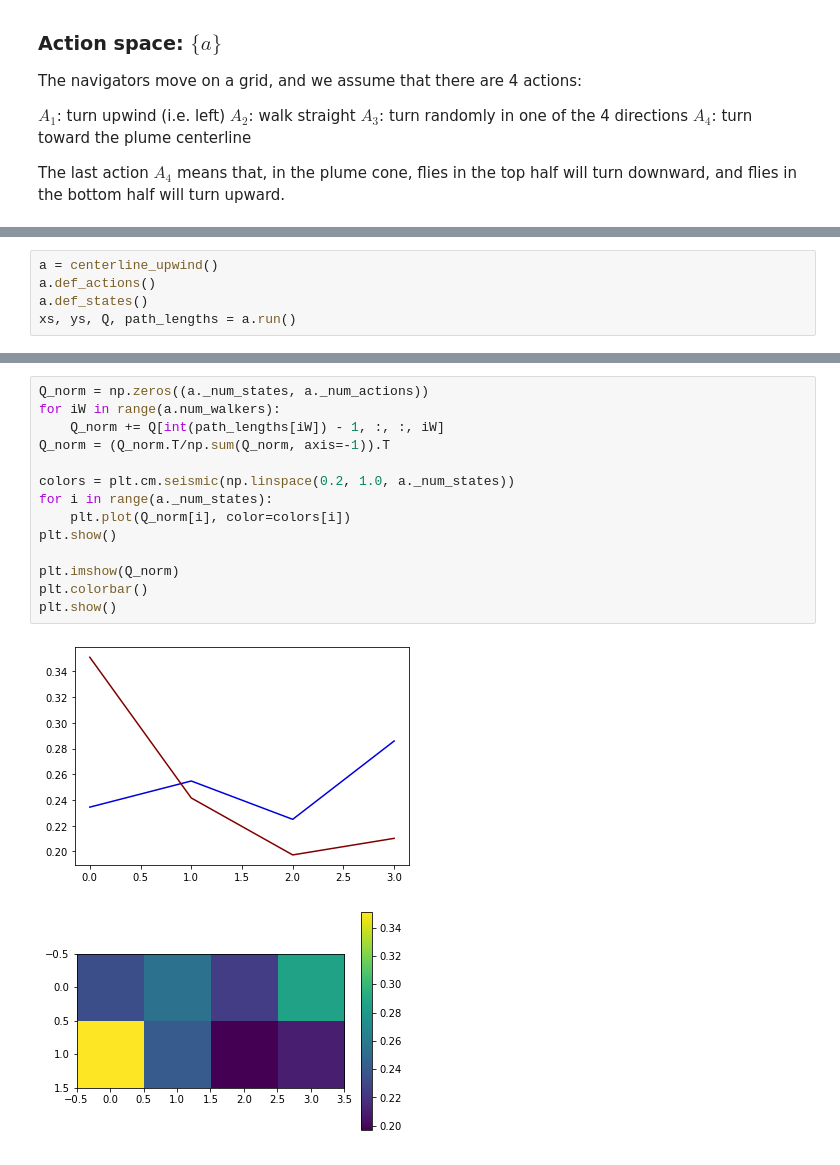
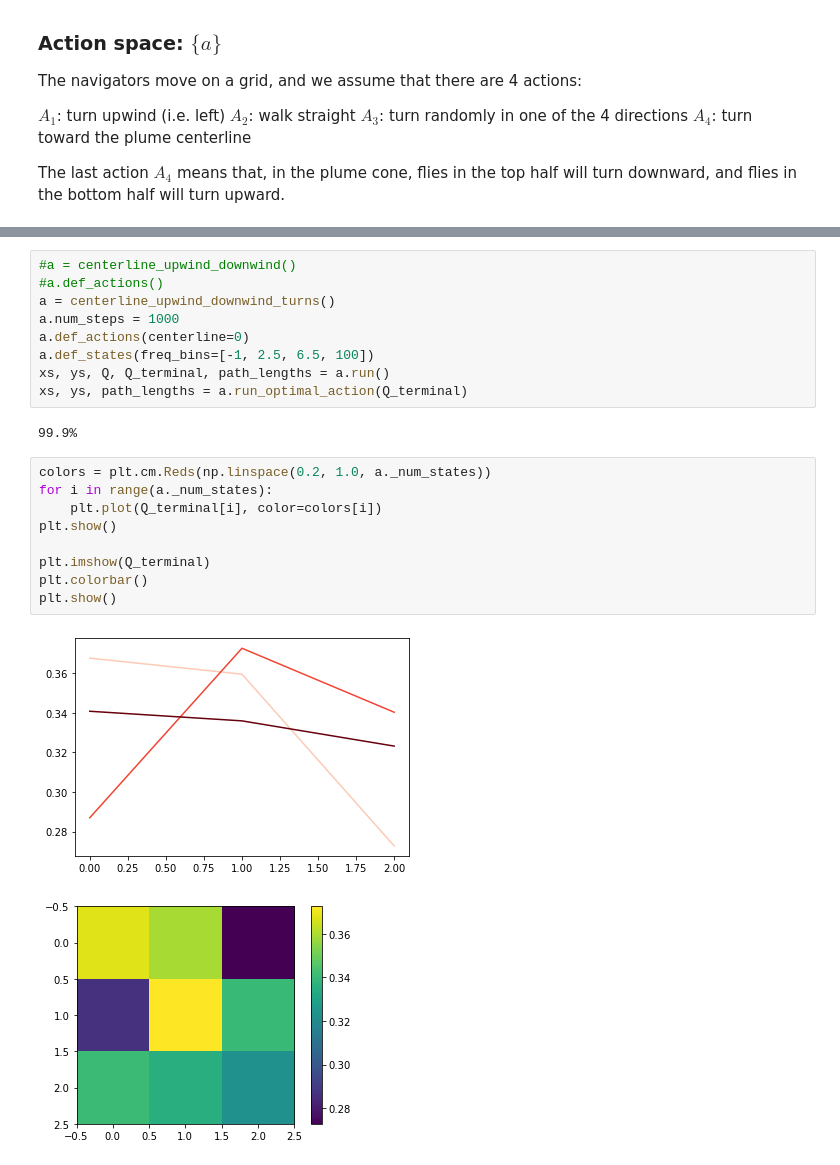
Before and after one commit to niragkadakia/odor-plume-reinforcement-learning, a Jupyter notebook: centerline.ipynb, the cells around one changed output, grey strips where cells are left out. Drawn from its saved outputs; the diff is of its cells as text.

```diff
--- a/centerline.ipynb
+++ b/centerline.ipynb
@@ -46,5 +45,0 @@ from models import *
-# %%
-a = centerline_upwind()
-a.def_actions()
-a.def_states()
-xs, ys, Q, path_lengths = a.run()
@@ -53,17 +469,23 @@ xs, ys, Q, path_lengths = a.run()
+# %%
+#a = centerline_upwind_downwind()
+#a.def_actions()
+a = centerline_upwind_downwind_turns()
+a.num_steps = 1000
+a.def_actions(centerline=0)
+a.def_states(freq_bins=[-1, 2.5, 6.5, 100])
+xs, ys, Q, Q_terminal, path_lengths = a.run()
+xs, ys, path_lengths = a.run_optimal_action(Q_terminal)
+# %% [output]
+99.9%
 # %%
-Q_norm = np.zeros((a._num_states, a._num_actions))
-for iW in range(a.num_walkers):
-    Q_norm += Q[int(path_lengths[iW]) - 1, :, :, iW]
-Q_norm = (Q_norm.T/np.sum(Q_norm, axis=-1)).T
-
-colors = plt.cm.seismic(np.linspace(0.2, 1.0, a._num_states))
+colors = plt.cm.Reds(np.linspace(0.2, 1.0, a._num_states))
 for i in range(a._num_states):
-    plt.plot(Q_norm[i], color=colors[i])
+    plt.plot(Q_terminal[i], color=colors[i])
 plt.show()
 
-plt.imshow(Q_norm)
+plt.imshow(Q_terminal)
 plt.colorbar()
 plt.show()
 # %% [output]
-[figure, old version]
+[figure, new version]
-[figure, old version]
+[figure, new version]
```
Also changed, not shown: parts of 5 cells of this notebook, 1 other file.
